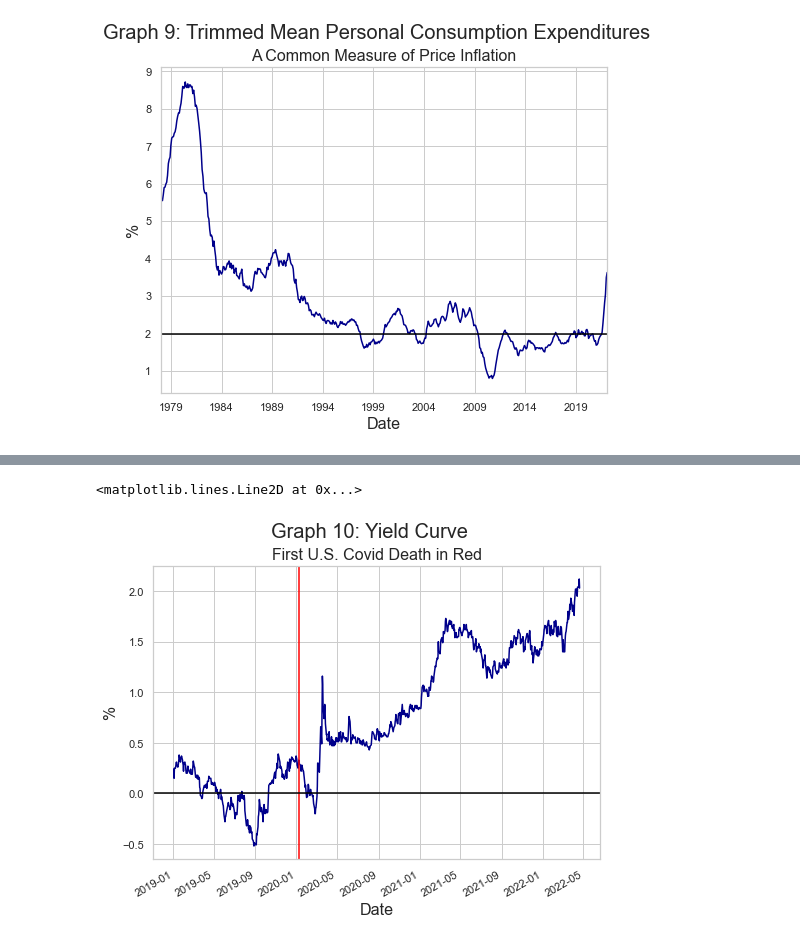
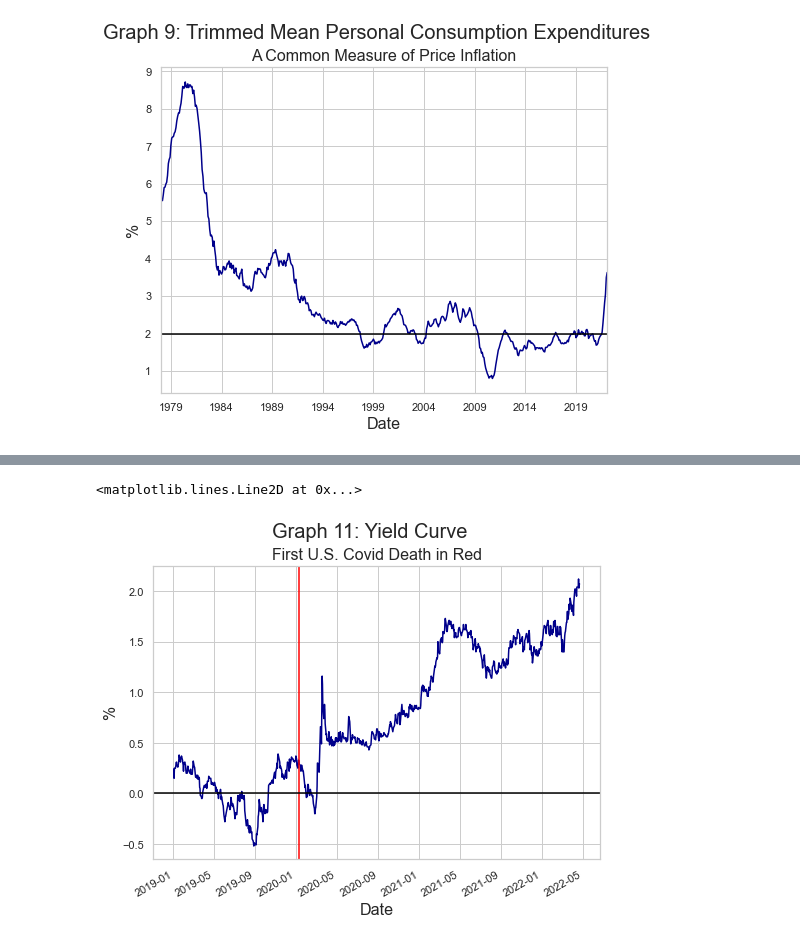
Before and after one commit to thsavage/Public-Presentations, a Jupyter notebook: CRE Top Ten Issues Macroeconomics.ipynb, the cells around one changed output, grey strips where cells are left out. Saved outputs shown, nothing was run; the diff lists cells and outputs as text; code cells hidden in the pictures.

```diff
--- a/CRE Top Ten Issues Macroeconomics.ipynb
+++ b/CRE Top Ten Issues Macroeconomics.ipynb
@@ -192,12 +157,12 @@ plt.axhline(2, color="black")
 # %%
 yield_curve = fred.get_series("T10Y3M", observation_start='2019-01-01').dropna()
 yield_curve.plot(color='darkblue', figsize=(8, 6))
-plt.suptitle('Graph 10: Yield Curve', fontsize=20)
+plt.suptitle('Graph 11: Yield Curve', fontsize=20)
 plt.title('First U.S. Covid Death in Red', fontsize=16)
 plt.xlabel('Date', fontsize=16)
 plt.ylabel('%', fontsize=16)
 plt.axvline(dt.datetime(2020, 1, 9), color="red")
 plt.axhline(0, color='black')
 # %% [output]
 <matplotlib.lines.Line2D at 0x...>
-[figure, old version]
+[figure, new version]
```
Also changed, not shown: parts of 5 cells of this notebook.
